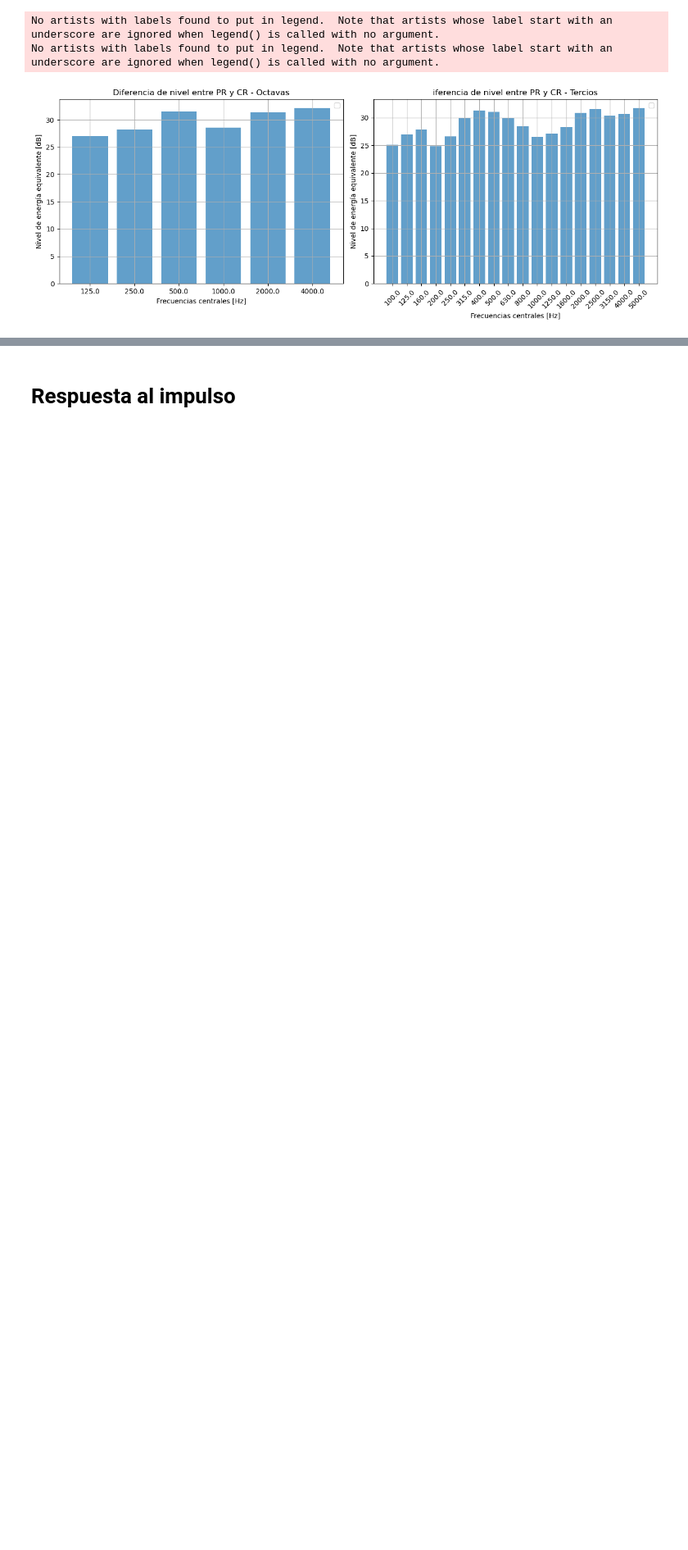
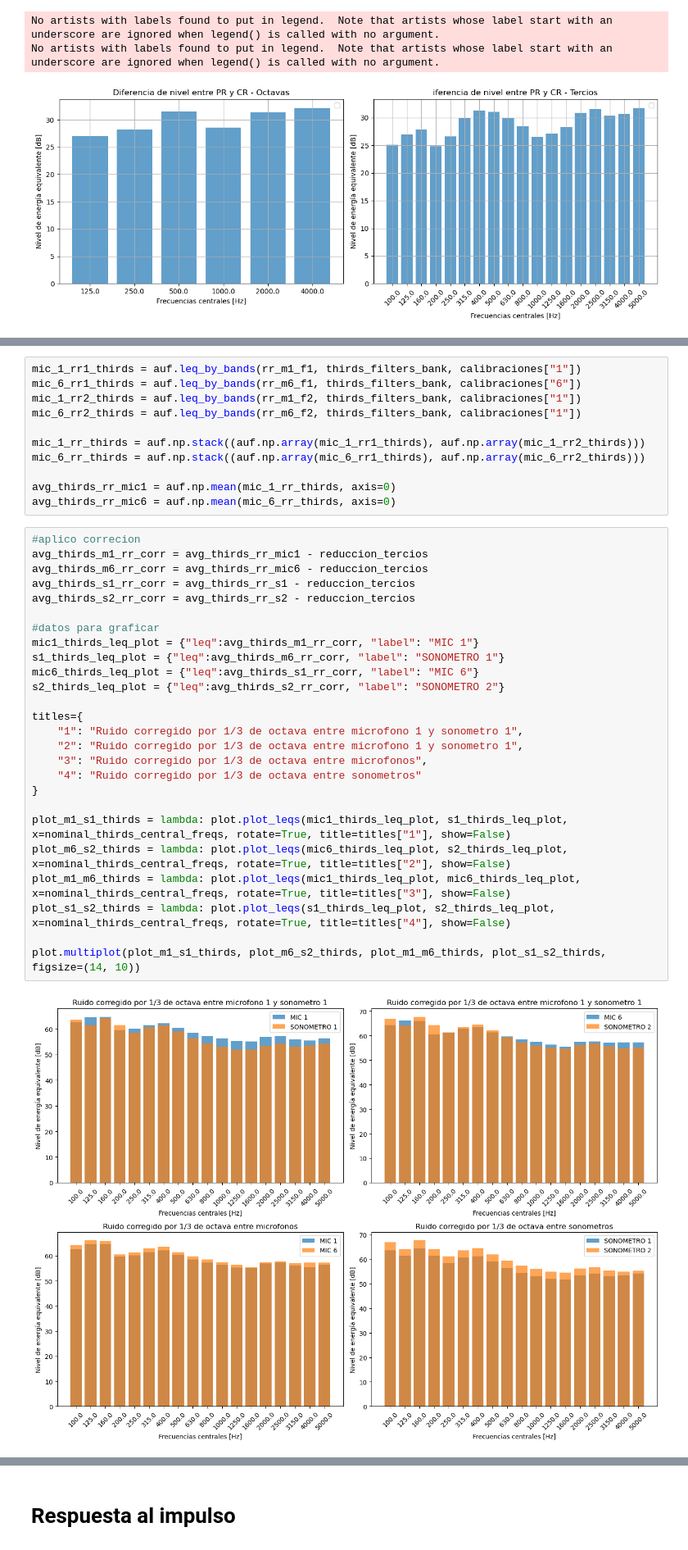
Before and after one commit to Joaqo99/tp2-sys, a Jupyter notebook: Presentacion.ipynb, the cells around one changed output, grey strips where cells are left out. Shown at 82% size. Cells and saved outputs as stored; diff of their text form; blank space fills up the shorter version.

```diff
--- a/Presentacion.ipynb
+++ b/Presentacion.ipynb
@@ -619,0 +570,39 @@ No artists with labels found to put in legend.  Note that artists whose label st
+# %%
+mic_1_rr1_thirds = auf.leq_by_bands(rr_m1_f1, thirds_filters_bank, calibraciones["1"])
+mic_6_rr1_thirds = auf.leq_by_bands(rr_m6_f1, thirds_filters_bank, calibraciones["6"])
+mic_1_rr2_thirds = auf.leq_by_bands(rr_m1_f2, thirds_filters_bank, calibraciones["1"])
+mic_6_rr2_thirds = auf.leq_by_bands(rr_m6_f2, thirds_filters_bank, calibraciones["1"])
+
+mic_1_rr_thirds = auf.np.stack((auf.np.array(mic_1_rr1_thirds), auf.np.array(mic_1_rr2_thirds)))
+mic_6_rr_thirds = auf.np.stack((auf.np.array(mic_6_rr1_thirds), auf.np.array(mic_6_rr2_thirds)))
+
+avg_thirds_rr_mic1 = auf.np.mean(mic_1_rr_thirds, axis=0)
+avg_thirds_rr_mic6 = auf.np.mean(mic_6_rr_thirds, axis=0)
+# %%
+#aplico correcion
+avg_thirds_m1_rr_corr = avg_thirds_rr_mic1 - reduccion_tercios
+avg_thirds_m6_rr_corr = avg_thirds_rr_mic6 - reduccion_tercios
+avg_thirds_s1_rr_corr = avg_thirds_rr_s1 - reduccion_tercios
+avg_thirds_s2_rr_corr = avg_thirds_rr_s2 - reduccion_tercios
+
+#datos para graficar
+mic1_thirds_leq_plot = {"leq":avg_thirds_m1_rr_corr, "label": "MIC 1"}
+s1_thirds_leq_plot = {"leq":avg_thirds_m6_rr_corr, "label": "SONOMETRO 1"}
+mic6_thirds_leq_plot = {"leq":avg_thirds_s1_rr_corr, "label": "MIC 6"}
+s2_thirds_leq_plot = {"leq":avg_thirds_s2_rr_corr, "label": "SONOMETRO 2"}
+
+titles={
+    "1": "Ruido corregido por 1/3 de octava entre microfono 1 y sonometro 1",
+    "2": "Ruido corregido por 1/3 de octava entre microfono 1 y sonometro 1",
+    "3": "Ruido corregido por 1/3 de octava entre microfonos",
+    "4": "Ruido corregido por 1/3 de octava entre sonometros"
+}
+
+plot_m1_s1_thirds = lambda: plot.plot_leqs(mic1_thirds_leq_plot, s1_thirds_leq_plot, x=nominal_thirds_central_freqs, rotate=True, title=titles["1"], show=False)
+plot_m6_s2_thirds = lambda: plot.plot_leqs(mic6_thirds_leq_plot, s2_thirds_leq_plot,  x=nominal_thirds_central_freqs, rotate=True, title=titles["2"], show=False)
+plot_m1_m6_thirds = lambda: plot.plot_leqs(mic1_thirds_leq_plot, mic6_thirds_leq_plot,  x=nominal_thirds_central_freqs, rotate=True, title=titles["3"], show=False)
+plot_s1_s2_thirds = lambda: plot.plot_leqs(s1_thirds_leq_plot, s2_thirds_leq_plot, x=nominal_thirds_central_freqs, rotate=True, title=titles["4"], show=False)
+
+plot.multiplot(plot_m1_s1_thirds, plot_m6_s2_thirds, plot_m1_m6_thirds, plot_s1_s2_thirds, figsize=(14, 10))
+# %% [output]
+[figure, added]
```
Also changed, not shown: parts of 12 cells of this notebook, 1 other file.
